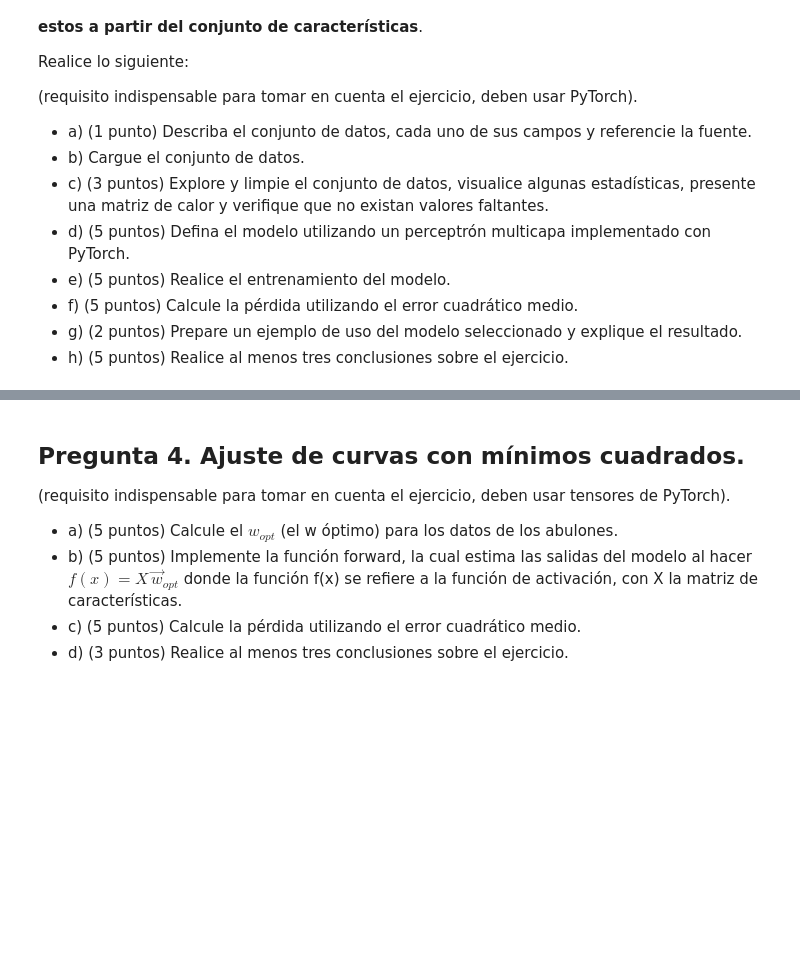
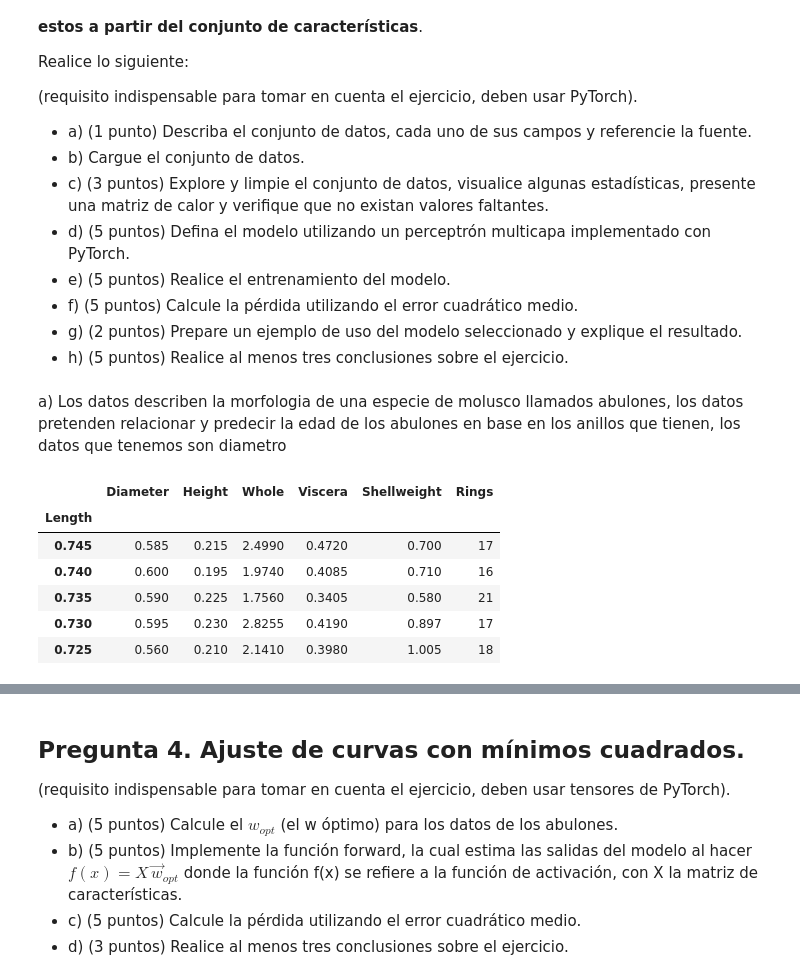
Before and after one commit to koruss/IA-Notebooks, a Jupyter notebook: TP02.ipynb, the cells around one changed output, grey strips where cells are left out. Cells and saved outputs as stored; diff of their text form; code cells hidden in the pictures; blank space fills up the shorter version.

```diff
--- a/TP02.ipynb
+++ b/TP02.ipynb
@@ -103,3 +110,19 @@ Realice lo siguiente:
 - f) (5 puntos) Calcule la pérdida utilizando el error cuadrático medio.
 - g) (2 puntos) Prepare un ejemplo de uso del modelo seleccionado y explique el resultado.
 - h) (5 puntos) Realice al menos tres conclusiones sobre el ejercicio.
+# %% [markdown]
+a)
+Los datos describen la morfologia de una especie de molusco llamados abulones, los datos pretenden relacionar y predecir la edad de los abulones en base en los anillos que tienen,
+los datos que tenemos son diametro
+# %%
+#b)
+df1 = pd.read_csv('./datos/abalone.csv', index_col=0)
+df1.head()
+# %% [output]
+|  | Diameter | Height | Whole | Viscera | Shellweight | Rings |
+| Length |  |  |  |  |  |  |
+| 0.745 | 0.585 | 0.215 | 2.4990 | 0.4720 | 0.700 | 17 |
+| 0.740 | 0.600 | 0.195 | 1.9740 | 0.4085 | 0.710 | 16 |
+| 0.735 | 0.590 | 0.225 | 1.7560 | 0.3405 | 0.580 | 21 |
+| 0.730 | 0.595 | 0.230 | 2.8255 | 0.4190 | 0.897 | 17 |
+| 0.725 | 0.560 | 0.210 | 2.1410 | 0.3980 | 1.005 | 18 |
```
Also changed, not shown: parts of 3 cells of this notebook, 1 other file.
